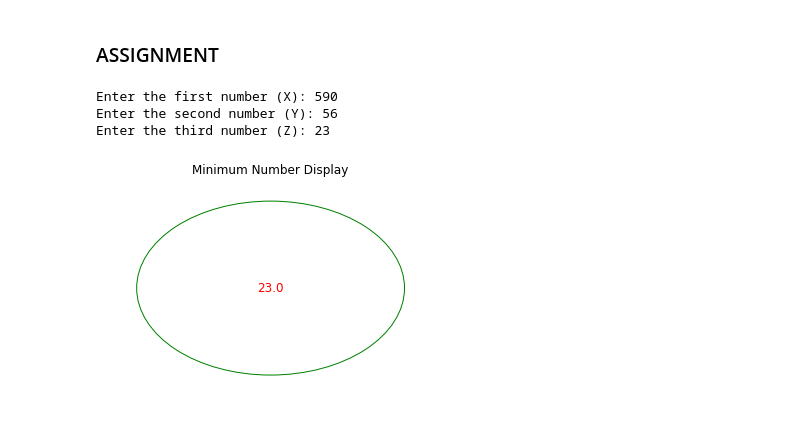
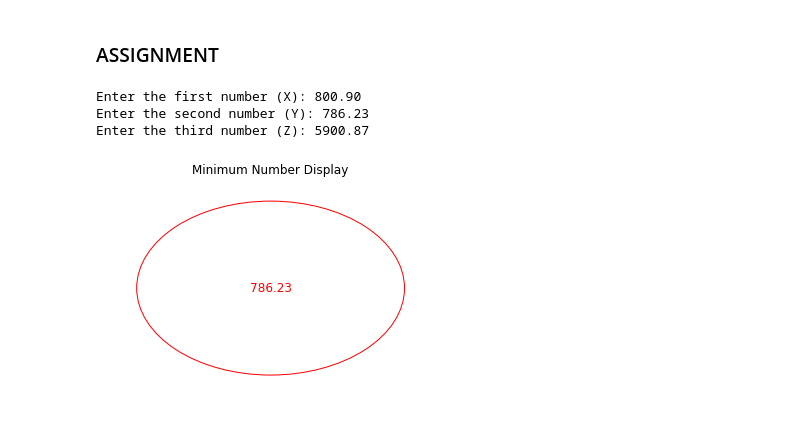
Before and after one commit to Evans93/School_lesson, a Jupyter notebook: python lecture.ipynb, the cells around one changed output. Drawn from its saved outputs; the diff is of its cells as text; code cells hidden in the pictures.

```diff
--- a/python lecture.ipynb
+++ b/python lecture.ipynb
@@ -495,35 +495,35 @@ print(dst)
 import matplotlib.pyplot as plt
 
 # Step 1: Get user input
 X = float(input("Enter the first number (X): "))
 Y = float(input("Enter the second number (Y): "))
 Z = float(input("Enter the third number (Z): "))
 
 # Step 2: Find the minimum number
 min_number = min(X, Y, Z)
 
 # Step 3: Display the result on a 2D object (circle)
 # Create a figure and axis
 fig, ax = plt.subplots()
 
 # Draw a circle
-circle = plt.Circle((0.5, 0.5), 0.4, color='green', fill=False)
+circle = plt.Circle((0.5, 0.5), 0.4, color='Red', fill=False)
 ax.add_artist(circle)
 
 # Add the minimum number inside the circle
 ax.text(0.5, 0.5, str(min_number), horizontalalignment='center',
         verticalalignment='center', fontsize=12, color='red')
 
 # Set the limits and remove axes
 ax.set_xlim(0, 1)
 ax.set_ylim(0, 1)
 ax.axis('off')
 
 # Display the plot
 plt.title("Minimum Number Display")
 plt.show()
 # %% [output]
-Enter the first number (X): 590
-Enter the second number (Y): 56
-Enter the third number (Z): 23
+Enter the first number (X): 800.90
+Enter the second number (Y): 786.23
+Enter the third number (Z): 5900.87
-[figure, old version]
+[figure, new version]
```
